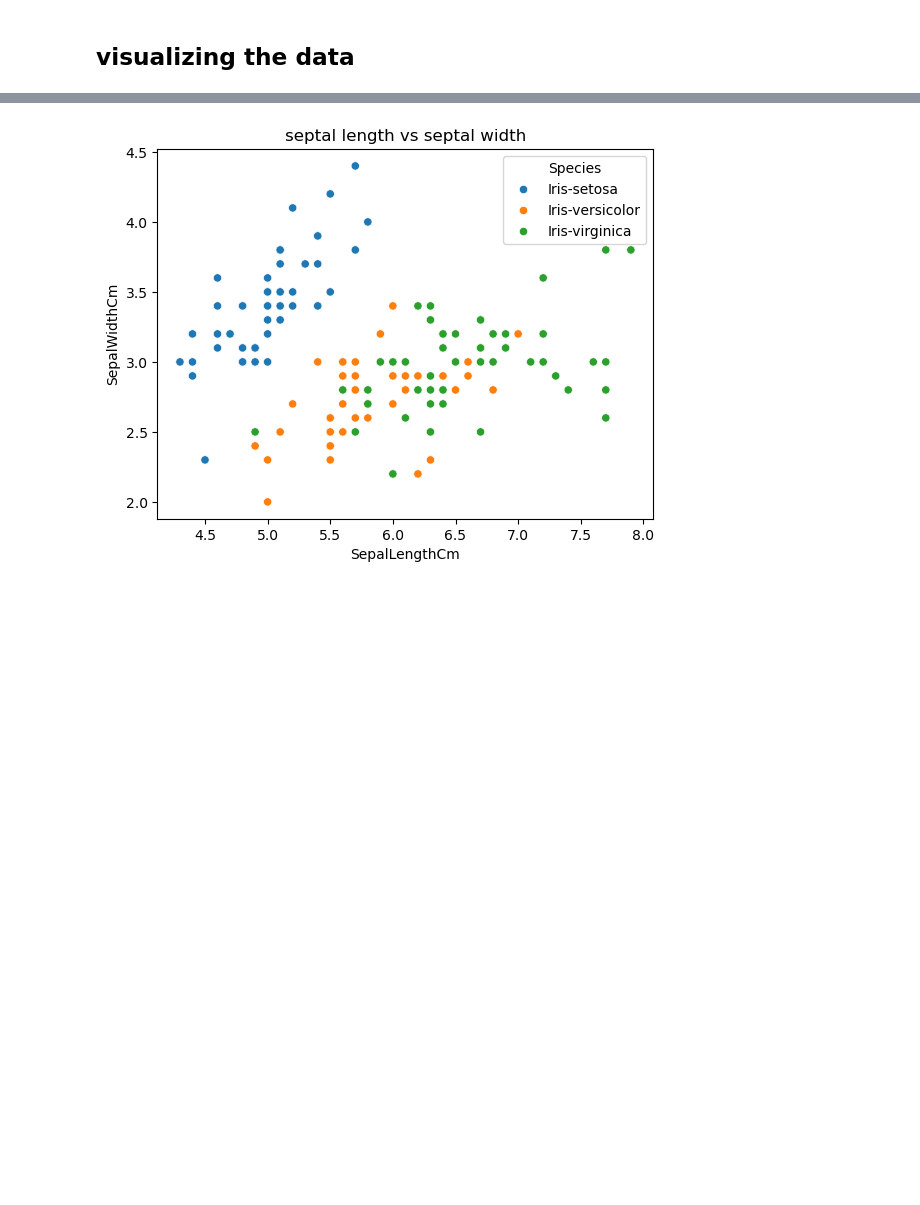
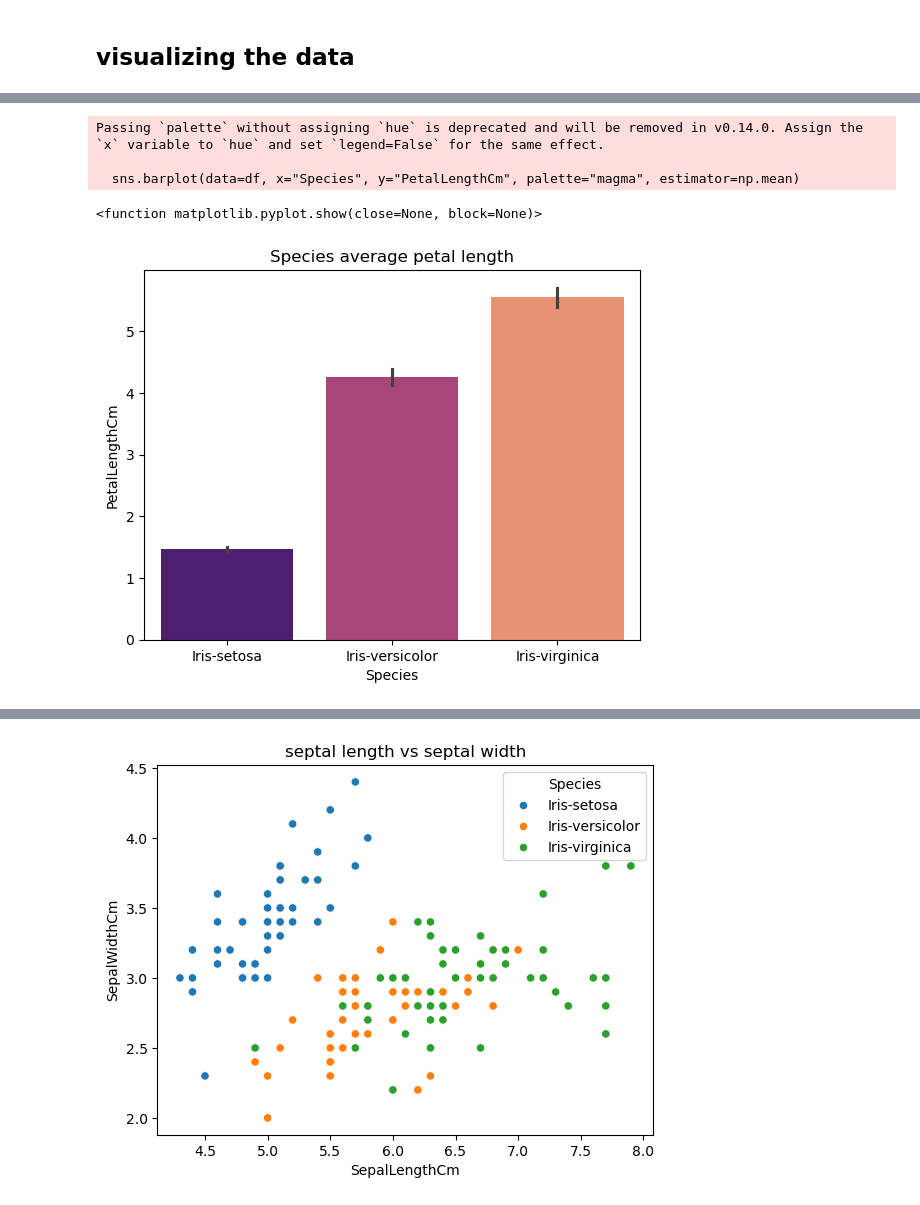
Before and after one commit to HammedSaidat/codealpha_tasks, a Jupyter notebook: Iris__flower_prediction/iris.ipynb, the cells around one changed output, grey strips where cells are left out. Cells and saved outputs as stored; diff of their text form; code cells hidden in the pictures; blank space fills up the shorter version.

```diff
--- a/Iris__flower_prediction/iris.ipynb
+++ b/Iris__flower_prediction/iris.ipynb
@@ -85,0 +130,12 @@ plt.show
+# %%
+# check average petal length across species
+sns.barplot(data=df, x="Species", y="PetalLengthCm", palette="magma", estimator=np.mean)
+plt.title("Species average petal length")
+plt.savefig("petal length", dpi=300, bbox_inches="tight")
+plt.show
+# %% [output]
+Passing `palette` without assigning `hue` is deprecated and will be removed in v0.14.0. Assign the `x` variable to `hue` and set `legend=False` for the same effect.
+
+  sns.barplot(data=df, x="Species", y="PetalLengthCm", palette="magma", estimator=np.mean)
+<function matplotlib.pyplot.show(close=None, block=None)>
+[figure, added]
```
Also changed, not shown: parts of 51 cells of this notebook, 1 other file.
